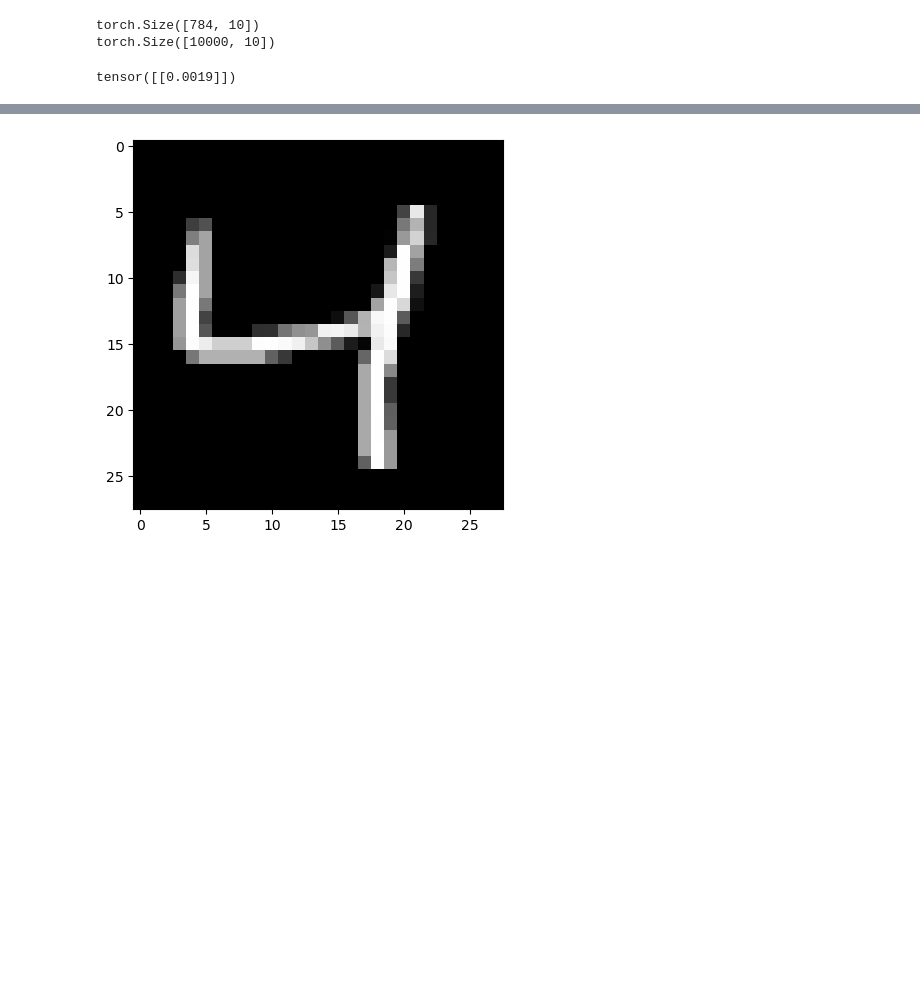
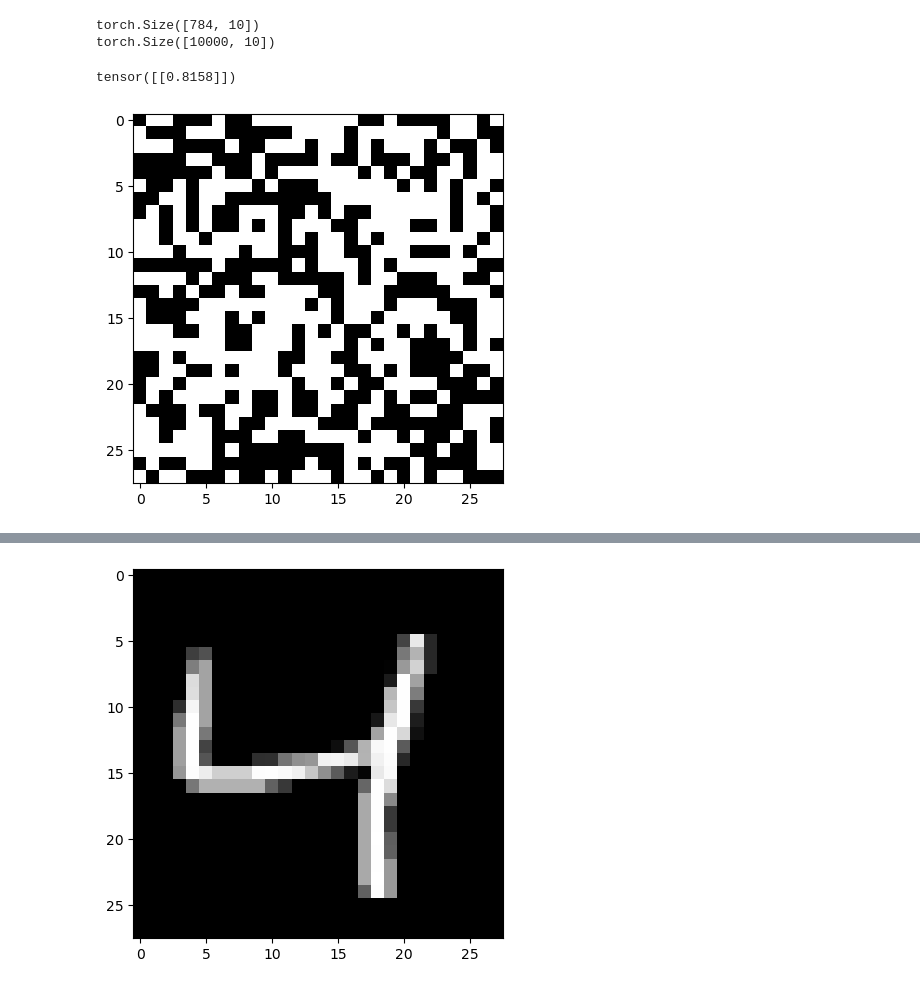
Before and after one commit to BCheng-KH/fhrr_experiments, a Jupyter notebook: Gaussian_encoding_test.ipynb, the cells around one changed output, grey strips where cells are left out. Saved outputs shown, nothing was run; the diff lists cells and outputs as text; code cells hidden in the pictures; blank space fills up the shorter version.

```diff
--- a/Gaussian_encoding_test.ipynb
+++ b/Gaussian_encoding_test.ipynb
@@ -110,8 +110,9 @@ test_labels = one_hot_encoding(y_test[:test_sample])
 FHRR stuff
 # %%
 #encoding_map = torch.randn((10000, x_train.shape[1]))*torch.pi*0.01
-encoding_map = fd.encoding_map(x_train.shape[1], 10000, "bind", torch.pi*0.01)
 v_space = fd.fhrr_space(10000)
+encoding_map = fd.encoding_map(x_train.shape[1], v_space, "bind", torch.pi*0.0001)
+
 label_matrix = fd.init_random_mat((10000, 10))
 # %%
 # def encode_image(img):
@@ -149,4 +150,13 @@ torch.Size([10000, 10])
 # %%
 print(v_space.similarity_R(encoded_vecs[:,0:1], encoded_vecs[:,1:2]))
 # %% [output]
-tensor([[0.0019]])
+tensor([[0.8158]])
+# %%
+sol = fd.DE_decode(encoded_vecs[:,0:1], encoding_map)
+sol_img = np.asarray(sol.x).reshape(28, 28)
+# Set the color mapping to grayscale to have a black background.
+plt.imshow(sol_img, cmap="gray")
+# Display the image.
+plt.show()
+# %% [output]
+[figure, added]
```
Also changed, not shown: parts of 7 cells of this notebook, 2 other files.
